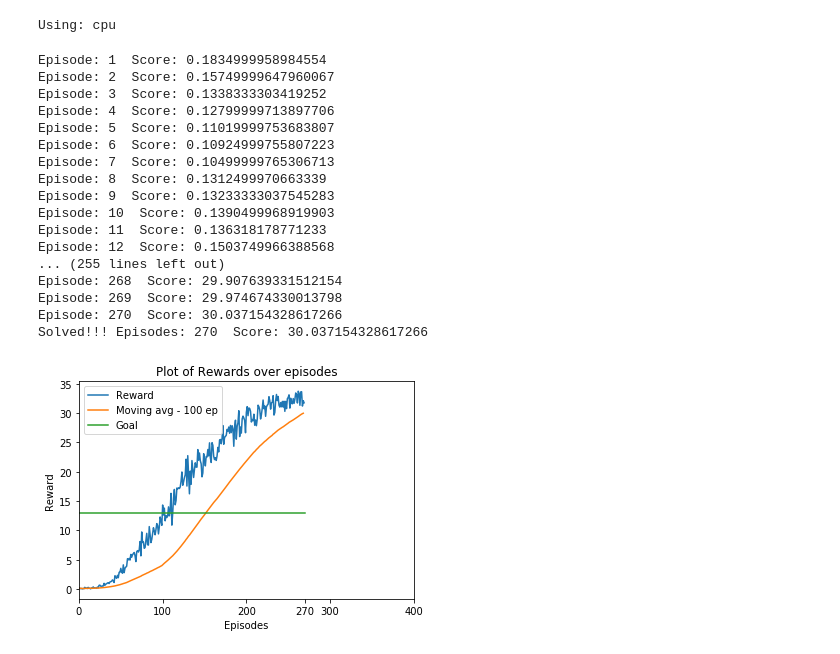
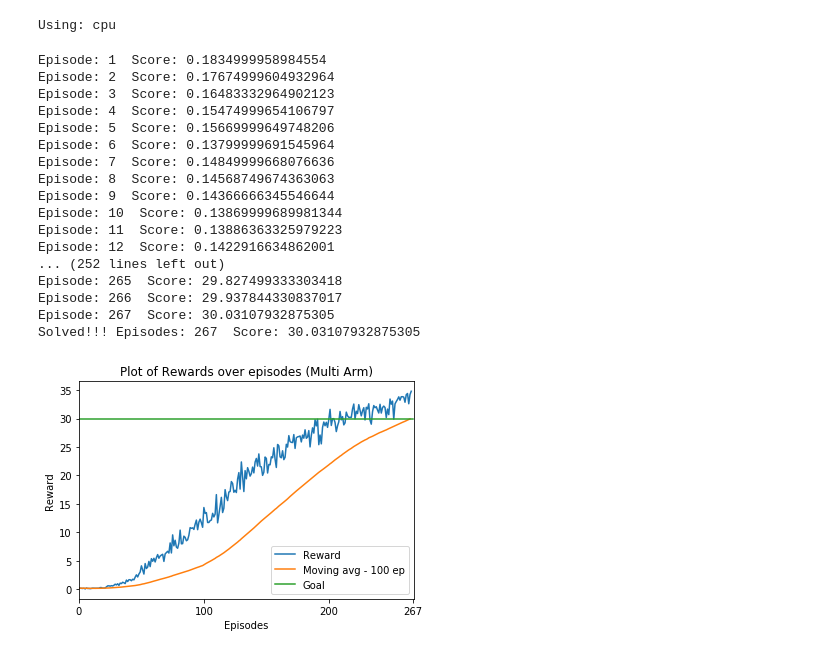
Before and after one commit to sumitpai/Udacity-ContinuousControl, a Jupyter notebook: Continuous_Control.ipynb, the cells around one changed output. Saved outputs shown, nothing was run; the diff lists cells and outputs as text; code cells hidden in the pictures.

Commit message:
Added project report and rerun to generate results for single and multiarm. Added checkpoints for both tasks

```diff
--- a/Continuous_Control.ipynb
+++ b/Continuous_Control.ipynb
@@ -144,7 +144,7 @@ agent = ActorCriticAgent(state_size,
 # %% [output]
 Using: cpu
 # %%
-def train(n_episodes=1000, ep_max_time=1000, eps_start=1.0, eps_end=0.01, eps_decay=0.995):
+def train(n_episodes=10000, ep_max_time=1000, eps_start=1.0, eps_end=0.01, eps_decay=0.995):
     scores = []
     eps = eps_start
     for i_episode in range(1, n_episodes+1):
@@ -180,45 +180,47 @@ def train(n_episodes=1000, ep_max_time=1000, eps_start=1.0, eps_end=0.01, eps_de
 scores = train()
 # %% [output]
 Episode: 1  Score: 0.1834999958984554
-Episode: 2  Score: 0.15749999647960067
-Episode: 3  Score: 0.1338333303419252
-Episode: 4  Score: 0.12799999713897706
-Episode: 5  Score: 0.11019999753683807
-Episode: 6  Score: 0.10924999755807223
-Episode: 7  Score: 0.10499999765306713
-Episode: 8  Score: 0.1312499970663339
-Episode: 9  Score: 0.13233333037545283
-Episode: 10  Score: 0.1390499968919903
-Episode: 11  Score: 0.136318178771233
-Episode: 12  Score: 0.1503749966388568
-... (255 lines left out)
-Episode: 268  Score: 29.907639331512154
-Episode: 269  Score: 29.974674330013798
-Episode: 270  Score: 30.037154328617266
-Solved!!! Episodes: 270  Score: 30.037154328617266
+Episode: 2  Score: 0.17674999604932964
+Episode: 3  Score: 0.16483332964902123
+Episode: 4  Score: 0.15474999654106797
+Episode: 5  Score: 0.15669999649748206
+Episode: 6  Score: 0.13799999691545964
+Episode: 7  Score: 0.14849999668076636
+Episode: 8  Score: 0.14568749674363063
+Episode: 9  Score: 0.14366666345546644
+Episode: 10  Score: 0.13869999689981344
+Episode: 11  Score: 0.13886363325979223
+Episode: 12  Score: 0.1422916634862001
+... (252 lines left out)
+Episode: 265  Score: 29.827499333303418
+Episode: 266  Score: 29.937844330837017
+Episode: 267  Score: 30.03107932875305
+Solved!!! Episodes: 267  Score: 30.03107932875305
 # %%
 cum_score = []
 for i in range(1,min(len(scores), 100)):
     cum_score.append(np.mean(scores[:i]))
 
 for i in range(100, len(scores)):
     cum_score.append(np.mean(scores[i-100:i]))
 
 %matplotlib inline
 import matplotlib.pyplot as plt
 plt.plot(scores)
 plt.plot(cum_score)
-plt.plot(np.linspace(0, len(scores), len(scores)+1), np.ones(len(scores)+1) * 13)
+plt.plot(np.linspace(0, len(scores), len(scores)+1), np.ones(len(scores)+1) * 30)
 
 plt.xlim(0, len(scores)+1)
-plt.xticks([0,100,200,300,400,len(scores)])
-plt.title('Plot of Rewards over episodes')
+x_tick_list = [i*100 for i in range(len(scores)//100 +1)]
+x_tick_list.append(len(scores))
+plt.xticks(x_tick_list)
+plt.title('Plot of Rewards over episodes (Multi Arm)')
 plt.xlabel('Episodes')
 plt.ylabel('Reward')
 plt.legend(["Reward", "Moving avg - 100 ep", "Goal"])
 plt.show()
 # %% [output]
-[figure, old version]
+[figure, new version]
 # %%
 env_info = env.reset(train_mode=False)[brain_name]      # reset the environment
 states = env_info.vector_observations                  # get the current state (for each agent)
```
Also changed, not shown: parts of 1 cell of this notebook, 10 other files.
